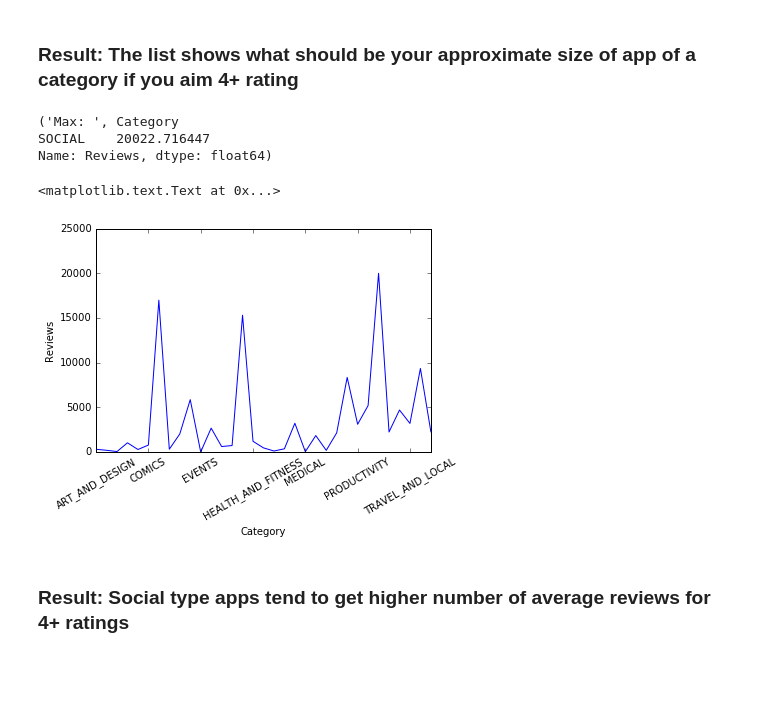
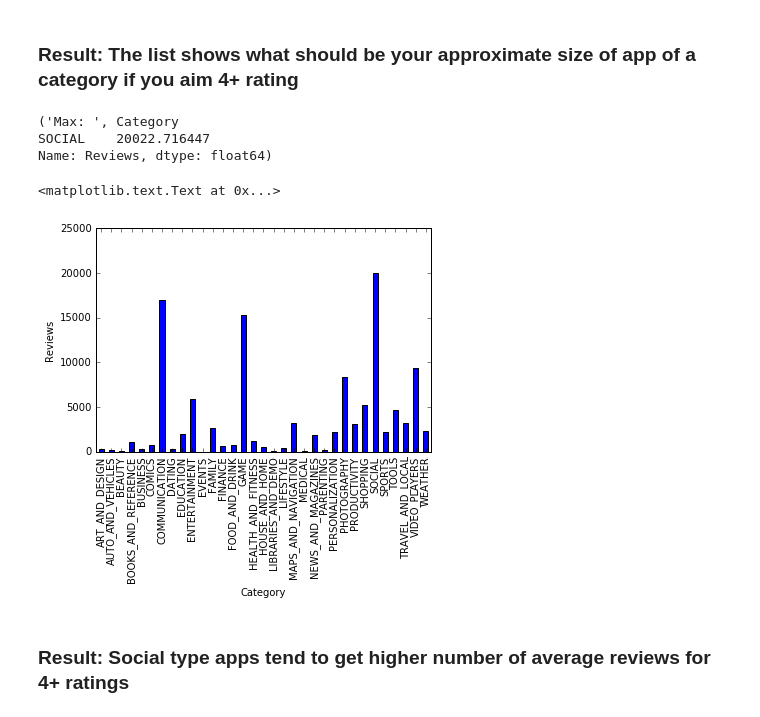
Before and after one commit to vipul5247/App-Analysis-System, a Jupyter notebook: App Analysis System CSI.ipynb, the cells around one changed output. Cells and saved outputs as stored; diff of their text form; code cells hidden in the pictures; blank space fills up the shorter version.

```diff
--- a/App Analysis System CSI.ipynb
+++ b/App Analysis System CSI.ipynb
@@ -207,3 +182,9 @@ print(df[df.Price !=0].head())
+# %%
+#Copying installs in new Installs2
+df['Installs2']=df['Installs']
+df['Installs2']=df.Installs2.apply(lambda x: x.replace('+',''))
+df['Installs2']=df.Installs2.apply(lambda x: x.replace(',',''))
+df['Installs2']=(df['Installs2']).astype(int)
 # %%
 #Removing 'M' sign from the size column
 df['Size'] = df.Size.apply(lambda x: x.replace('M', ''))
@@ -422,14 +406,14 @@ ax.set_ylabel("Average size")
 # %%
 d2=df[df.Rating>4].groupby('Category')['Reviews'].mean()
 print("Max: ", d2[d2==d2.max()])
-a1=d2.plot(kind='line',rot=30)
+a1=d2.plot(kind='bar',rot=90)
 a1.set_ylabel("Reviews")
 # %% [output]
 ('Max: ', Category
 SOCIAL    20022.716447
 Name: Reviews, dtype: float64)
 <matplotlib.text.Text at 0x...>
-[figure, old version]
+[figure, new version]
 # %% [markdown]
 ### Result: Social type apps tend to get higher number of average reviews for 4+ ratings
 # %%
```
Also changed, not shown: parts of 40 cells of this notebook.
